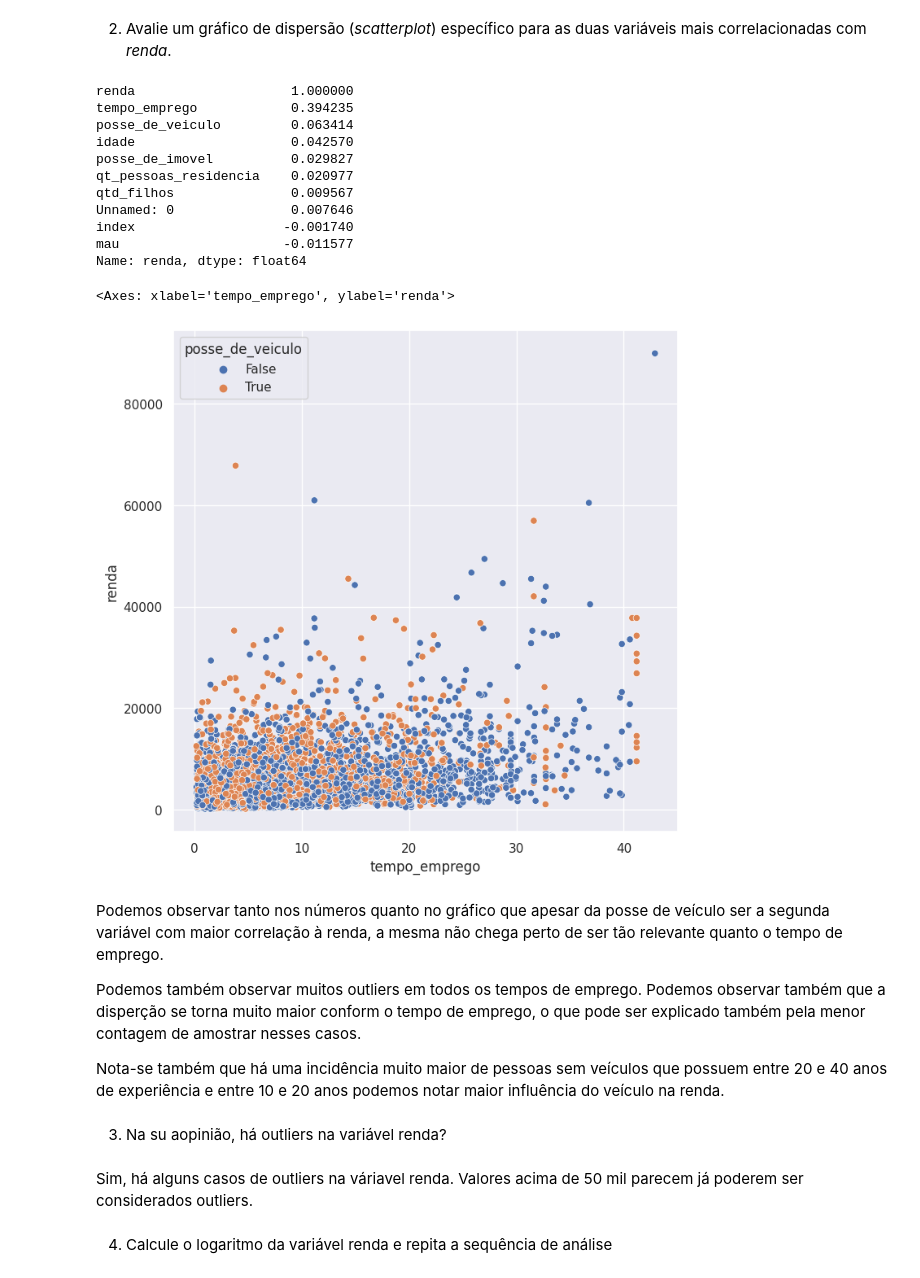
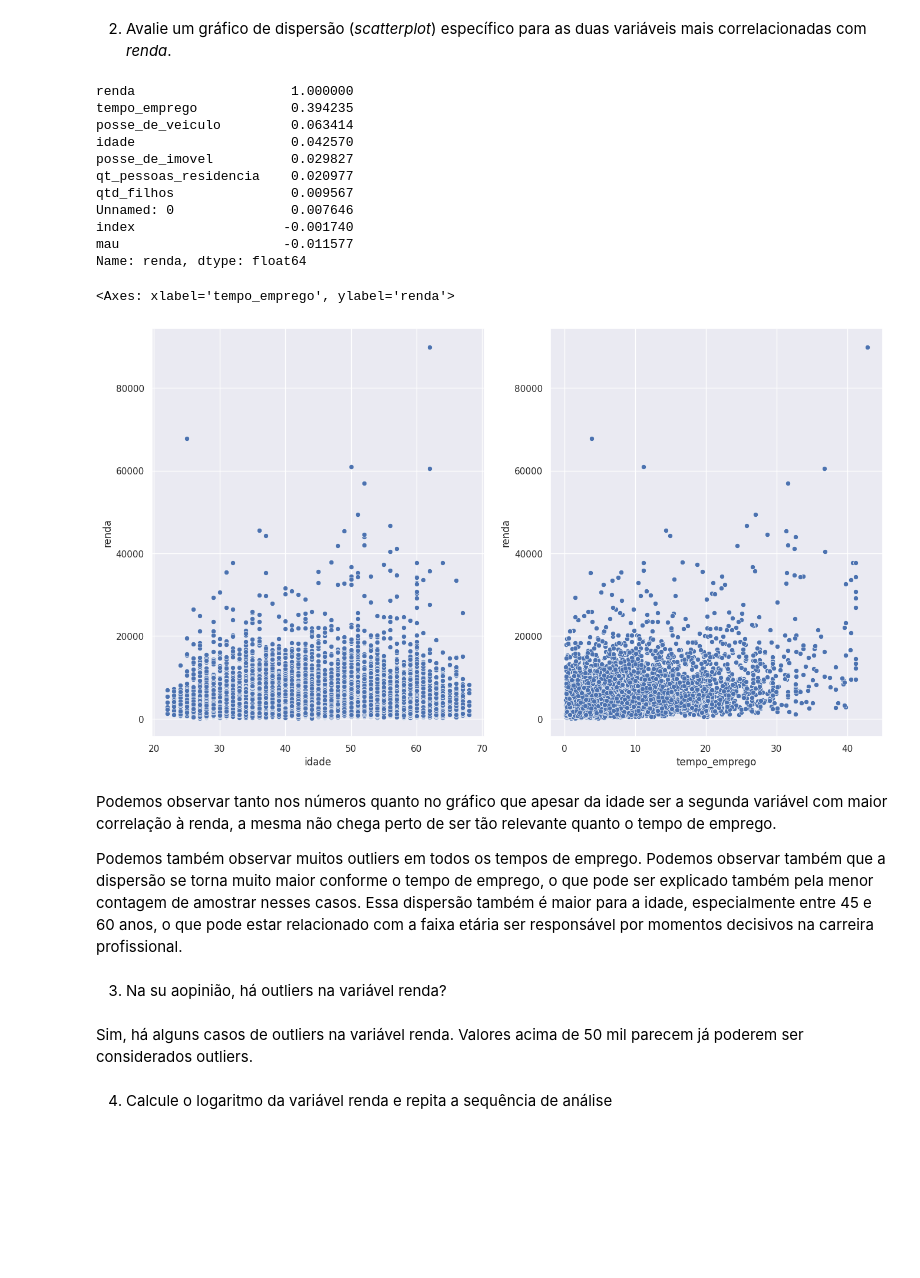
Before and after one commit to vinisavordelli/Credit-score, a Jupyter notebook: Ciência de Dados/Módulo 10 - Analise Descritiva - Variaveis Continuas/Profiss├гo-Cientista de Dados_M10_support material_assignment01.ipynb, the cells around one changed output. Cells and saved outputs as stored; diff of their text form; code cells hidden in the pictures; blank space fills up the shorter version.

```diff
--- a/Ciência de Dados/Módulo 10 - Analise Descritiva - Variaveis Continuas/Profiss├гo-Cientista de Dados_M10_support material_assignment01.ipynb
+++ b/Ciência de Dados/Módulo 10 - Analise Descritiva - Variaveis Continuas/Profiss├гo-Cientista de Dados_M10_support material_assignment01.ipynb
@@ -30,32 +30,33 @@ sns.clustermap(df.corr(), figsize=(8, 8), center = 0, cmap=cmap)
 # %%
 corr_renda = df.corr()['renda'].sort_values(ascending=False)
 print(corr_renda)
-sns.set(rc={"figure.figsize":(8, 8)})
-sns.scatterplot(x='tempo_emprego', y='renda', hue='posse_de_veiculo', data=df)
+renda_qnt = df[['renda', 'idade', 'tempo_emprego']]
+fig, axes = plt.subplots(1, 2)
+fig.set_size_inches(16, 9)
+sns.scatterplot(x='idade', y='renda', data=renda_qnt, ax=axes[0])
+sns.scatterplot(x='tempo_emprego', y='renda', data=renda_qnt, ax=axes[1])
 # %% [output]
 renda                    1.000000
 tempo_emprego            0.394235
 posse_de_veiculo         0.063414
 idade                    0.042570
 posse_de_imovel          0.029827
 qt_pessoas_residencia    0.020977
 qtd_filhos               0.009567
 Unnamed: 0               0.007646
 index                   -0.001740
 mau                     -0.011577
 Name: renda, dtype: float64
 <Axes: xlabel='tempo_emprego', ylabel='renda'>
-[figure, old version]
+[figure, new version]
 # %% [markdown]
-Podemos observar tanto nos números quanto no gráfico que apesar da posse de veículo ser a segunda variável com maior correlação à renda, a mesma não chega perto de ser tão relevante quanto o tempo de emprego.
+Podemos observar tanto nos números quanto no gráfico que apesar da idade ser a segunda variável com maior correlação à renda, a mesma não chega perto de ser tão relevante quanto o tempo de emprego.
 
-Podemos também observar muitos outliers em todos os tempos de emprego. Podemos observar também que a disperção se torna muito maior conform o tempo de emprego, o que pode ser explicado também pela menor contagem de amostrar nesses casos.
-
-Nota-se também que há uma incidência muito maior de pessoas sem veículos que possuem entre 20 e 40 anos de experiência e entre 10 e 20 anos podemos notar maior influência do veículo na renda.
+Podemos também observar muitos outliers em todos os tempos de emprego. Podemos observar também que a dispersão se torna muito maior conforme o tempo de emprego, o que pode ser explicado também pela menor contagem de amostrar nesses casos. Essa dispersão também é maior para a idade, especialmente entre 45 e 60 anos, o que pode estar relacionado com a faixa etária ser responsável por momentos decisivos na carreira profissional.
 # %% [markdown]
 3) Na su aopinião, há outliers na variável renda?
 # %% [markdown]
-Sim, há alguns casos de outliers na váriavel renda. Valores acima de 50 mil parecem já poderem ser considerados outliers.
+Sim, há alguns casos de outliers na variável renda. Valores acima de 50 mil parecem já poderem ser considerados outliers.
 # %% [markdown]
 4) Calcule o logaritmo da variável renda e repita a sequência de análise
 # %%
```
Also changed, not shown: parts of 4 cells of this notebook.
